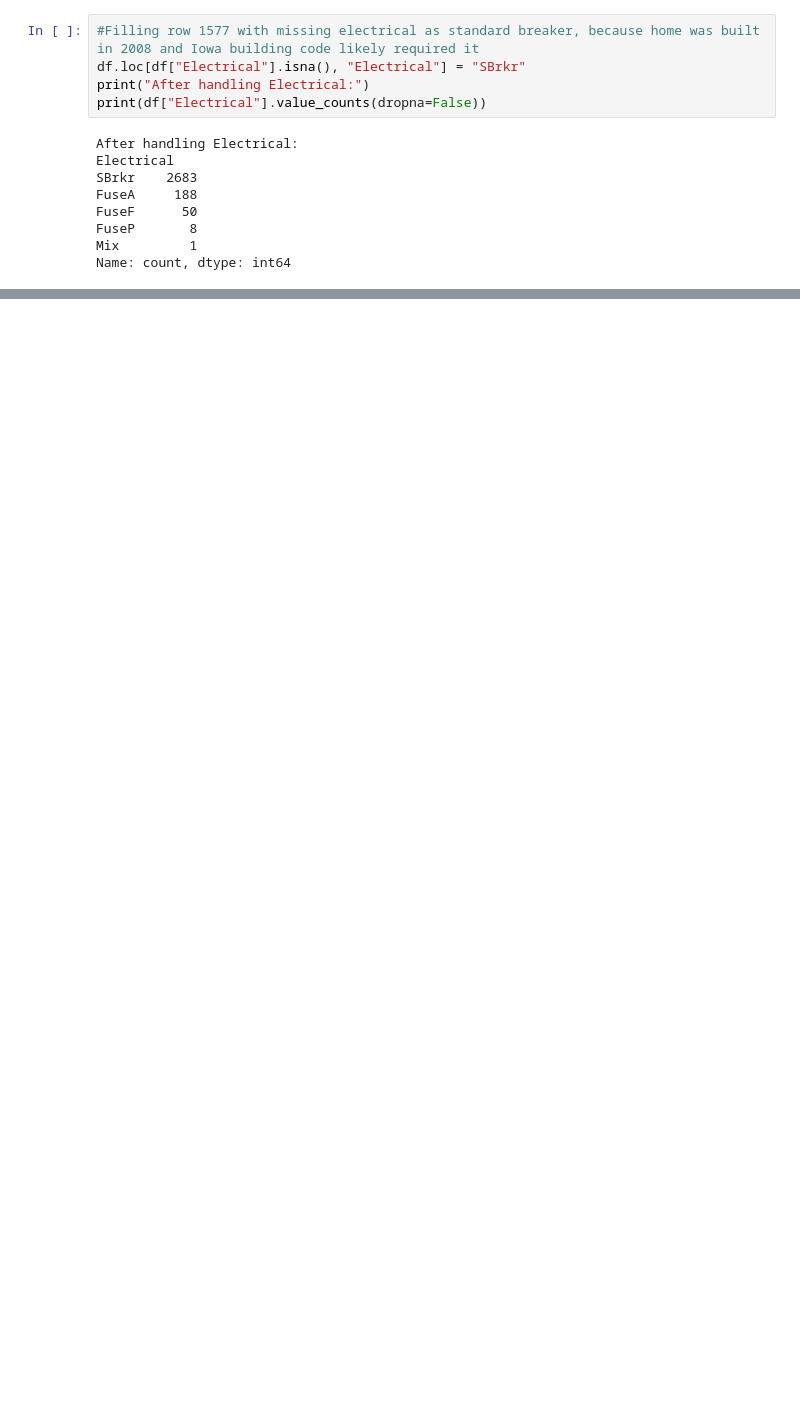
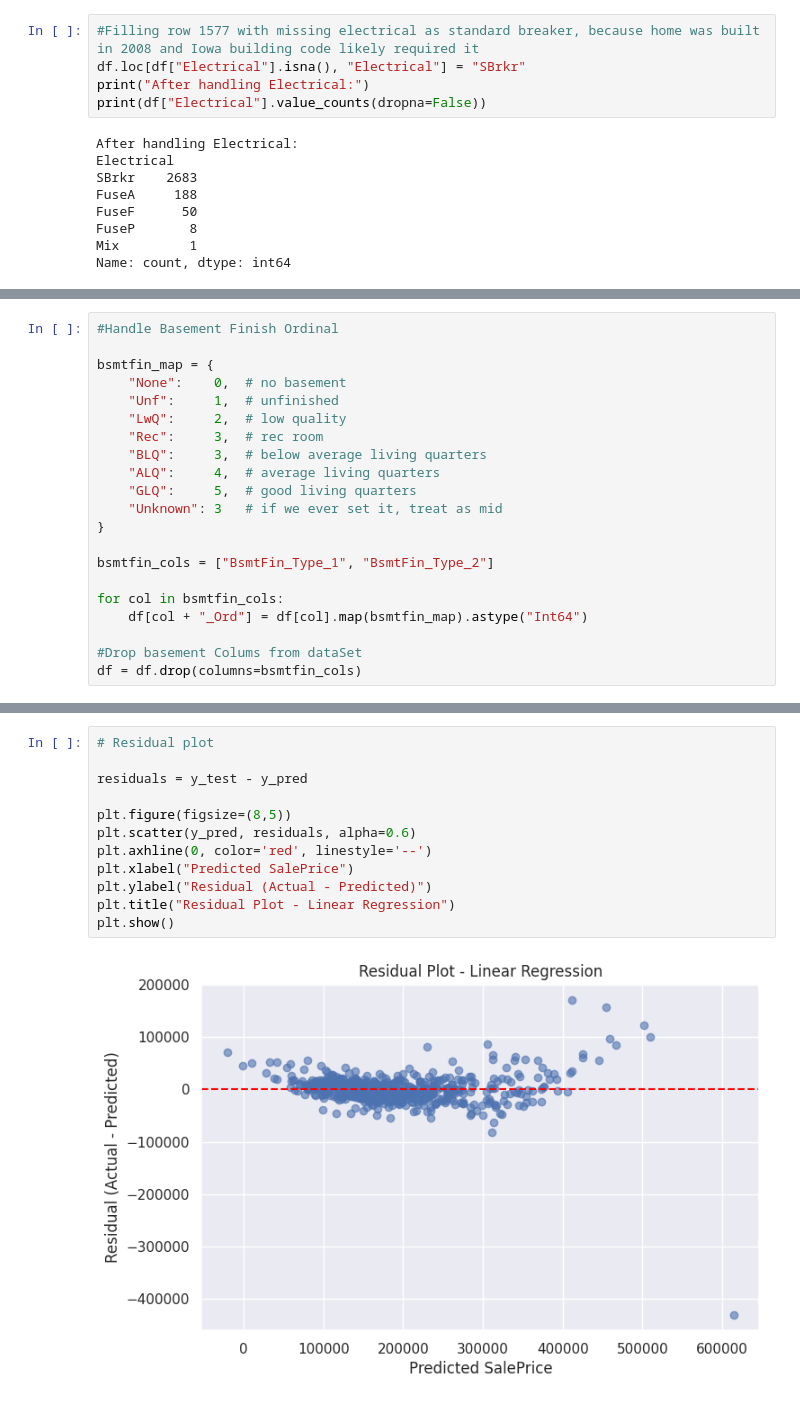
Before and after one commit to MrJohnsonRedRock/ml101, a Jupyter notebook: src/FinalModel - Brian Johnson.ipynb, the cells around one changed output, grey strips where cells are left out. Saved outputs shown, nothing was run; the diff lists cells and outputs as text; blank space fills up the shorter version.

```diff
--- a/src/ML Template.ipynb
+++ b/src/FinalModel - Brian Johnson.ipynb
@@ -1090,0 +940,21 @@ print("CV R² std:", cv_scores.std())
+# %%
+#Handle Basement Finish Ordinal
+
+bsmtfin_map = {
+    "None":    0,  # no basement
+    "Unf":     1,  # unfinished
+    "LwQ":     2,  # low quality
+    "Rec":     3,  # rec room
+    "BLQ":     3,  # below average living quarters
+    "ALQ":     4,  # average living quarters
+    "GLQ":     5,  # good living quarters
+    "Unknown": 3   # if we ever set it, treat as mid
+}
+
+bsmtfin_cols = ["BsmtFin_Type_1", "BsmtFin_Type_2"]
+
+for col in bsmtfin_cols:
+    df[col + "_Ord"] = df[col].map(bsmtfin_map).astype("Int64")
+
+#Drop basement Colums from dataSet
+df = df.drop(columns=bsmtfin_cols)
@@ -1090,0 +1138,14 @@ print("CV R² std:", cv_scores.std())
+# %%
+# Residual plot
+
+residuals = y_test - y_pred
+
+plt.figure(figsize=(8,5))
+plt.scatter(y_pred, residuals, alpha=0.6)
+plt.axhline(0, color='red', linestyle='--')
+plt.xlabel("Predicted SalePrice")
+plt.ylabel("Residual (Actual - Predicted)")
+plt.title("Residual Plot - Linear Regression")
+plt.show()
+# %% [output]
+[figure, added]
```
Also changed, not shown: parts of 33 cells of this notebook, 3 other files.
